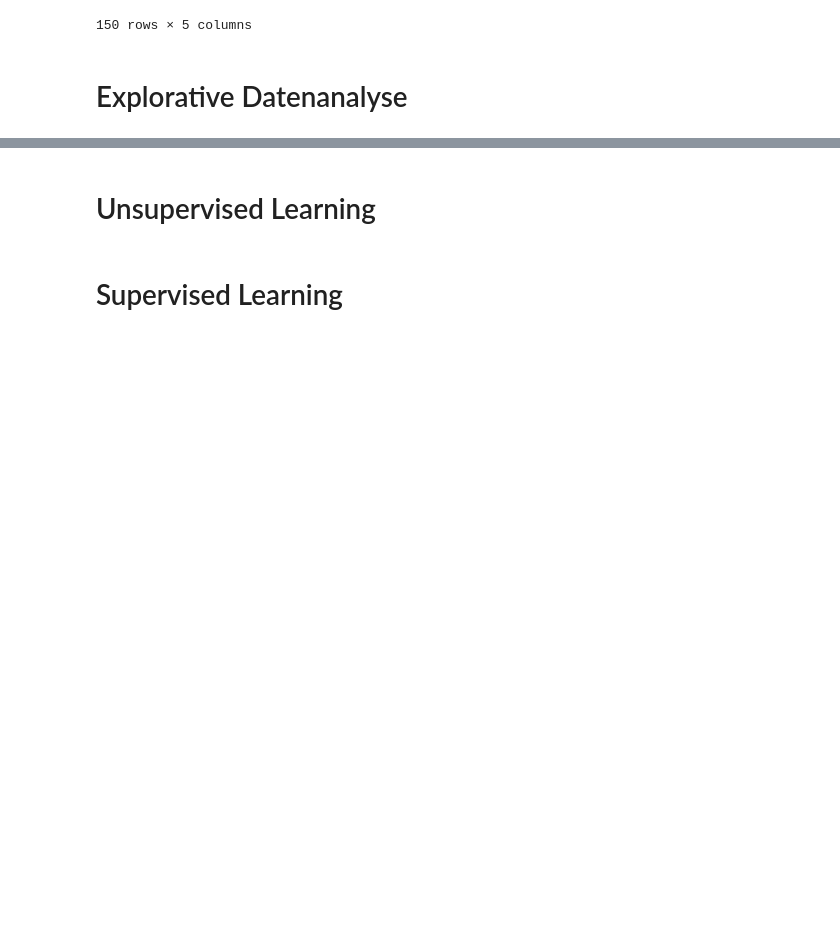
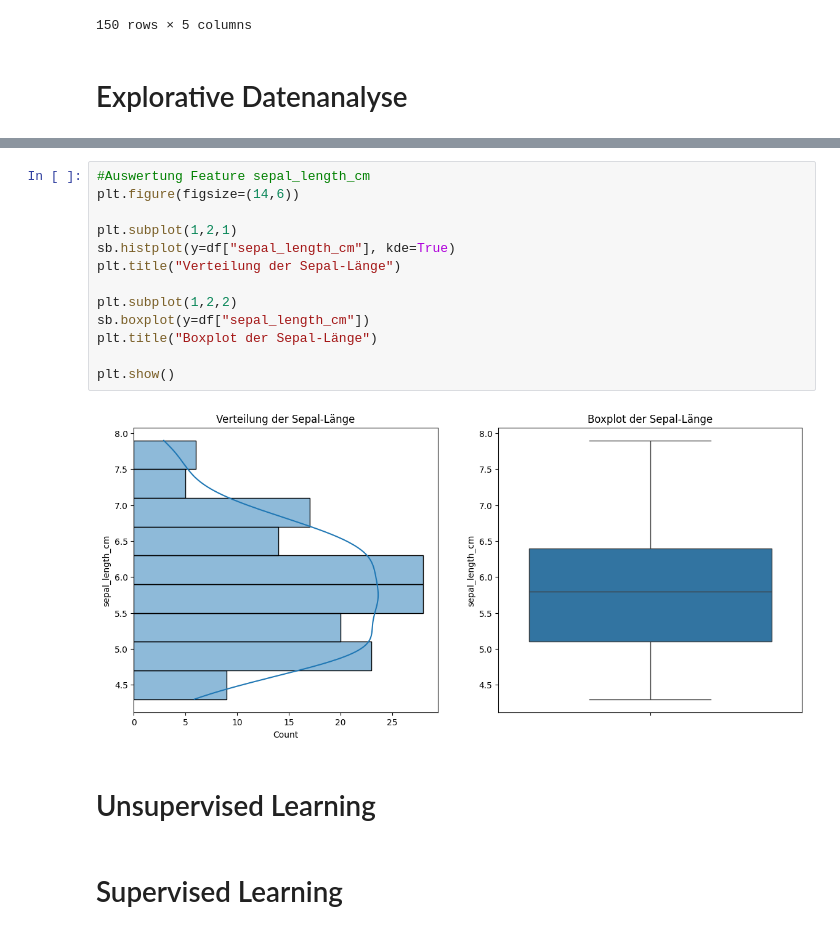
Before and after one commit to leaprinothwdr/Florale-Intelligenz, a Jupyter notebook: test.ipynb, the cells around one changed output, grey strips where cells are left out. Saved outputs shown, nothing was run; the diff lists cells and outputs as text; blank space fills up the shorter version.

```diff
--- a/test.ipynb
+++ b/test.ipynb
@@ -29,3 +42,18 @@ df
+# %%
+#Auswertung Feature sepal_length_cm
+plt.figure(figsize=(14,6))
+
+plt.subplot(1,2,1)
+sb.histplot(y=df["sepal_length_cm"], kde=True)
+plt.title("Verteilung der Sepal-Länge")
+
+plt.subplot(1,2,2)
+sb.boxplot(y=df["sepal_length_cm"])
+plt.title("Boxplot der Sepal-Länge")
+
+plt.show()
+# %% [output]
+[figure, added]
 # %% [markdown]
 # Unsupervised Learning
 # %% [markdown]
```
Also changed, not shown: parts of 2 cells of this notebook.
